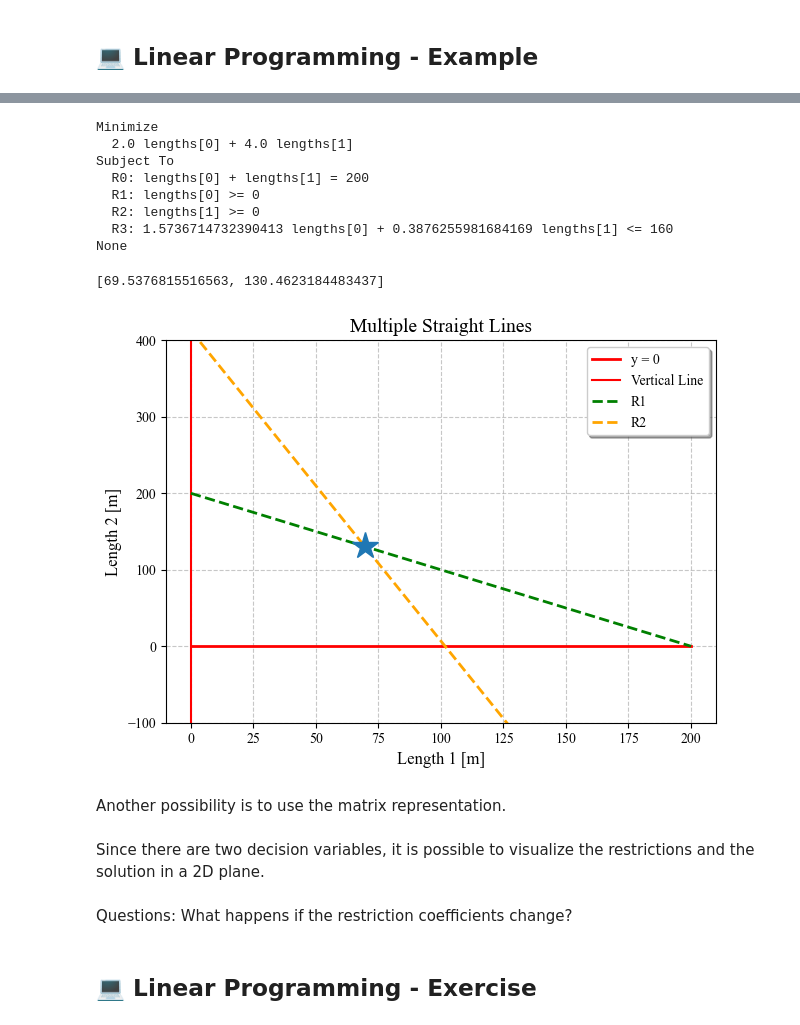
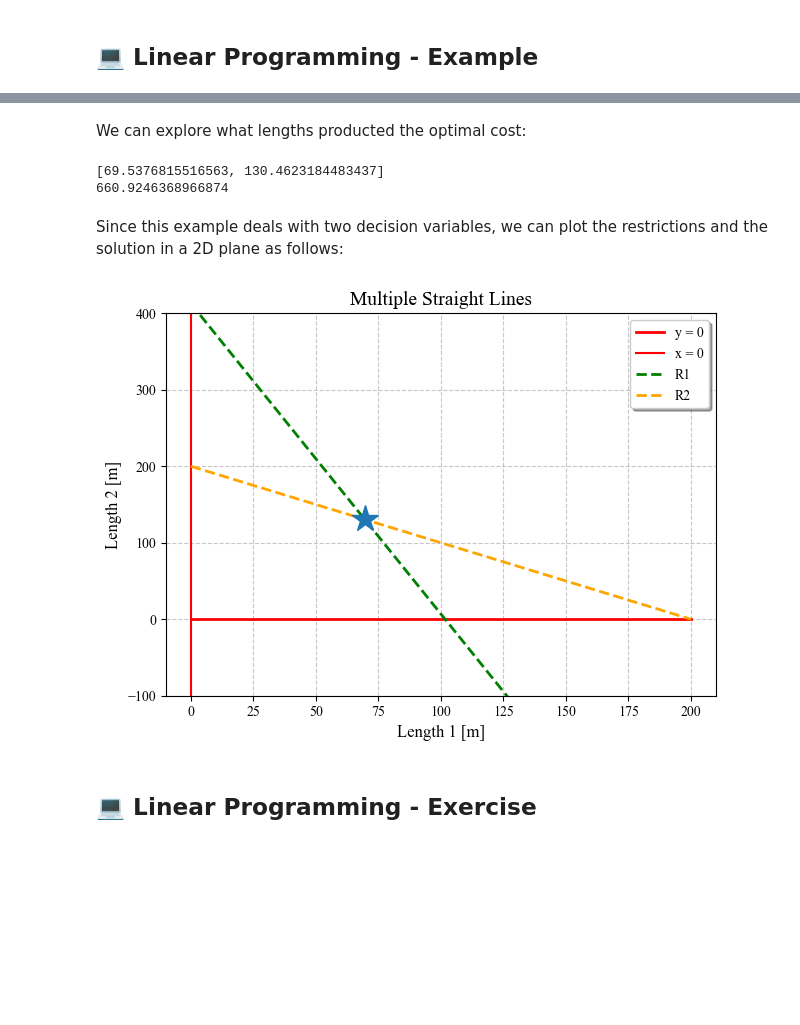
Before and after one commit to alextremo0205/MUDE_ML_Optimization_Project, a Jupyter notebook: 1_Linear_Programming.ipynb, the cells around one changed output, grey strips where cells are left out. Drawn from its saved outputs; the diff is of its cells as text; code cells hidden in the pictures; blank space fills up the shorter version.

```diff
--- a/1_2.3_Optimization_Linear_Programming_Project.ipynb
+++ b/1_Linear_Programming.ipynb
@@ -163,7 +152,7 @@ def calculate_S(flow, diameter):
     return (10.67/(100**1.852)) * (flow**1.852)/(diameter**4.8704)
 # %%
 total_length = 200
-min_pressure = 180-20
+available_energy = 180-20
 available_diameters = np.array([0.3, 0.4])
 
 coefficients_s = calculate_S(flow = 1.5, diameter=available_diameters)
@@ -183,13 +170,16 @@ lengths = model.addVars(len(available_diameters), name="lengths")
 model.setObjective(gp.quicksum(coefficients_cost[i] * lengths[i] for i in range(len(lengths))), gp.GRB.MINIMIZE)
 
 #Add constraints
+# The energy losses should be less or equal than the available energy
+model.addConstr(gp.quicksum(coefficients_s[i] * lengths[i] for i in range(len(lengths))) <= available_energy)
+
 #Length
-model.addConstr(gp.quicksum(lengths[i]for i in range(len(lengths)))==total_length)
+# The total length of the pipe should be the sum of its sub-sections.
+model.addConstr(gp.quicksum(lengths[i] for i in range(len(lengths)))==total_length)
 
+#All the lenghts must the equal or greater than zero.
 for i in range(len(lengths)):
     model.addConstr(lengths[i] >= 0)
 
-#Pressure
-model.addConstr(gp.quicksum(coefficients_s[i] * lengths[i] for i in range(len(lengths))) <= min_pressure)
 
 model.update()
@@ -218,35 +221,30 @@ Iteration    Objective       Primal Inf.    Dual Inf.      Time
 
 Solved in 0 iterations and 0.01 seconds (0.00 work units)
 Optimal objective  6.609246369e+02
-# %%
-print(model.display())
-# %% [output]
-Minimize
-  2.0 lengths[0] + 4.0 lengths[1]
-Subject To
-  R0: lengths[0] + lengths[1] = 200
-  R1: lengths[0] >= 0
-  R2: lengths[1] >= 0
-  R3: 1.5736714732390413 lengths[0] + 0.3876255981684169 lengths[1] <= 160
-None
+# %% [markdown]
+We can explore what lengths producted the optimal cost:
 # %%
 optimal_lengths = model.x
 optimal_cost = model.objVal
 
 print(optimal_lengths)
+print(optimal_cost)
 # %% [output]
 [69.5376815516563, 130.4623184483437]
+660.9246368966874
+# %% [markdown]
+Since this example deals with two decision variables, we can plot the restrictions and the solution in a 2D plane as follows:
 # %%
 # Generate some data points for the lines
 length_1 = np.linspace(0, total_length, 100)
 
+#The axis represent the restriction of having positive lenghts.
 x_axis = np.zeros_like(length_1)
 y_axis = np.zeros_like(length_1)
 
-length_2_restr_1 = total_length - length_1
-length_2_restr_2 = (min_pressure - coefficients_s[0] * length_1) / coefficients_s[1]
-
-# length_2_cost_function = (539 - coefficients_cost[0] * length_1) / coefficients_cost[1]
+#Restriction 1: The length
+length_2_restr_1 = (available_energy - coefficients_s[0] * length_1) / coefficients_s[1]
+length_2_restr_2 = total_length - length_1
 
 # Set the default font to Times New Roman
 plt.rcParams['font.family'] = 'Times New Roman'
@@ -256,37 +254,34 @@ fig, ax = plt.subplots()
 
 # Plot the lines with different line styles and colors
 ax.plot(length_1, x_axis, label='y = 0', color='red', linestyle='-', linewidth=2)
-ax.axvline(x=y_axis[0], color='red', linestyle='-', label='Vertical Line')
+ax.axvline(x=y_axis[0], color='red', linestyle='-', label='x = 0')
 
 ax.plot(length_1, length_2_restr_1, label='R1', color='green', linestyle='--', linewidth=2)
 ax.plot(length_1, length_2_restr_2, label='R2', color='orange', linestyle='--', linewidth=2)
 
 plt.plot([optimal_lengths[0]], [optimal_lengths[1]], marker='*', ls='none', ms=20)
 
-# ax.plot(length_1, length_2_cost_function, label='Cost function', color='blue', linestyle=':', linewidth=2)
 
 # Set labels and title with increased font size
 ax.set_xlabel('Length 1 [m]', fontsize=12)
 ax.set_ylabel('Length 2 [m]', fontsize=12)
 ax.set_title('Multiple Straight Lines', fontsize=14)
 
 # Add a legend with larger font size and shadow
 ax.legend(fontsize=10, shadow=True)
 
 # Set grid lines
 ax.grid(True, linestyle='--', alpha=0.7)
 
 # Customize tick label font size
 ax.tick_params(axis='both', labelsize=10)
 
 ax.set_ylim(-100, 400)
 
 # Show the plot with a tight layout
 plt.tight_layout()
 
 # Show the plot
 plt.show()
 # %% [output]
-[figure, old version]
+[figure, new version]
-# %% [markdown]
-Another possibility is to use the matrix representation.
@@ -309,8 +288,3 @@ Another possibility is to use the matrix representation.
-# %% [markdown]
-Since there are two decision variables, it is possible to visualize the restrictions and the solution in a 2D plane.
-# %% [markdown]
-Questions:
-What happens if the restriction coefficients change?
 # %% [markdown]
 ## 💻 Linear Programming - Exercise
 # %% [markdown]
```
Also changed, not shown: parts of 31 cells of this notebook, 23 other files.
